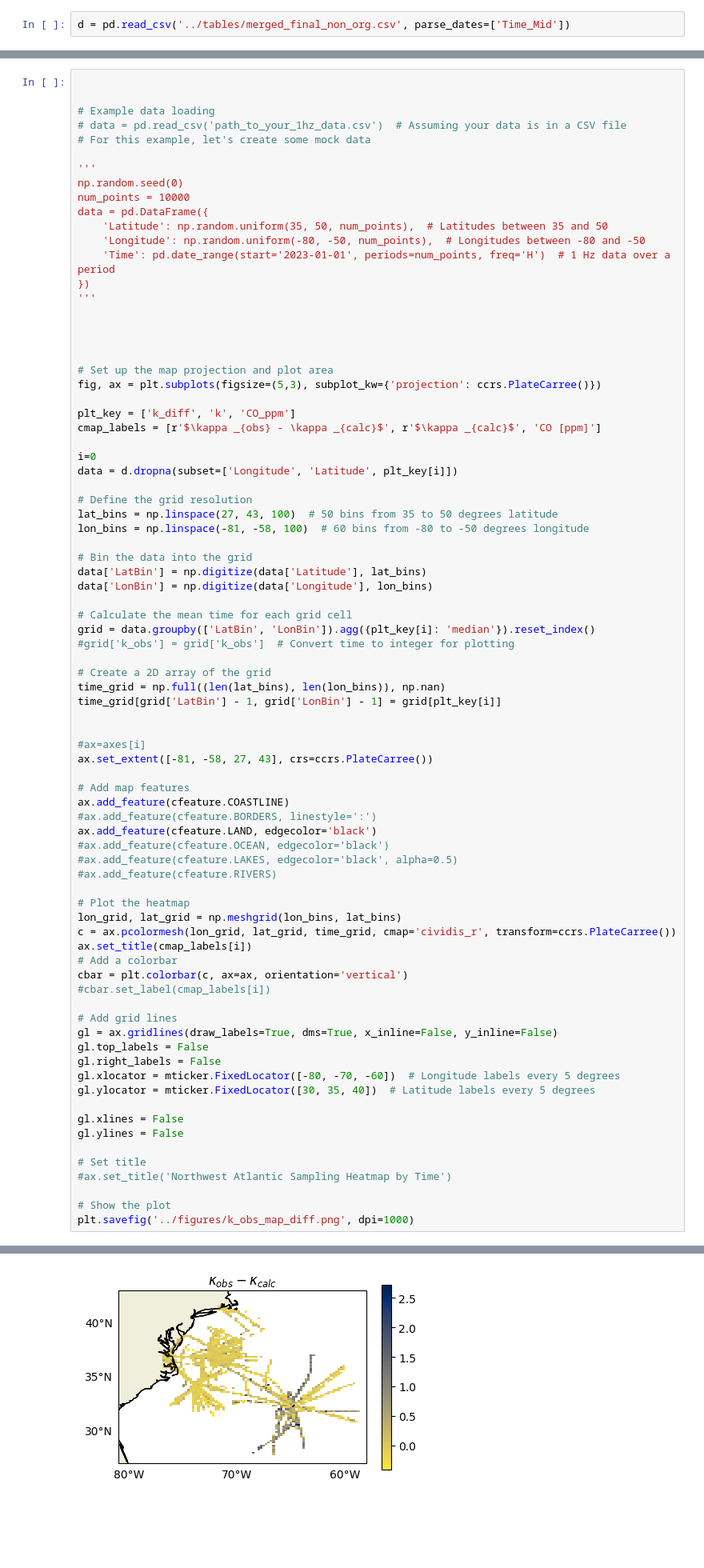
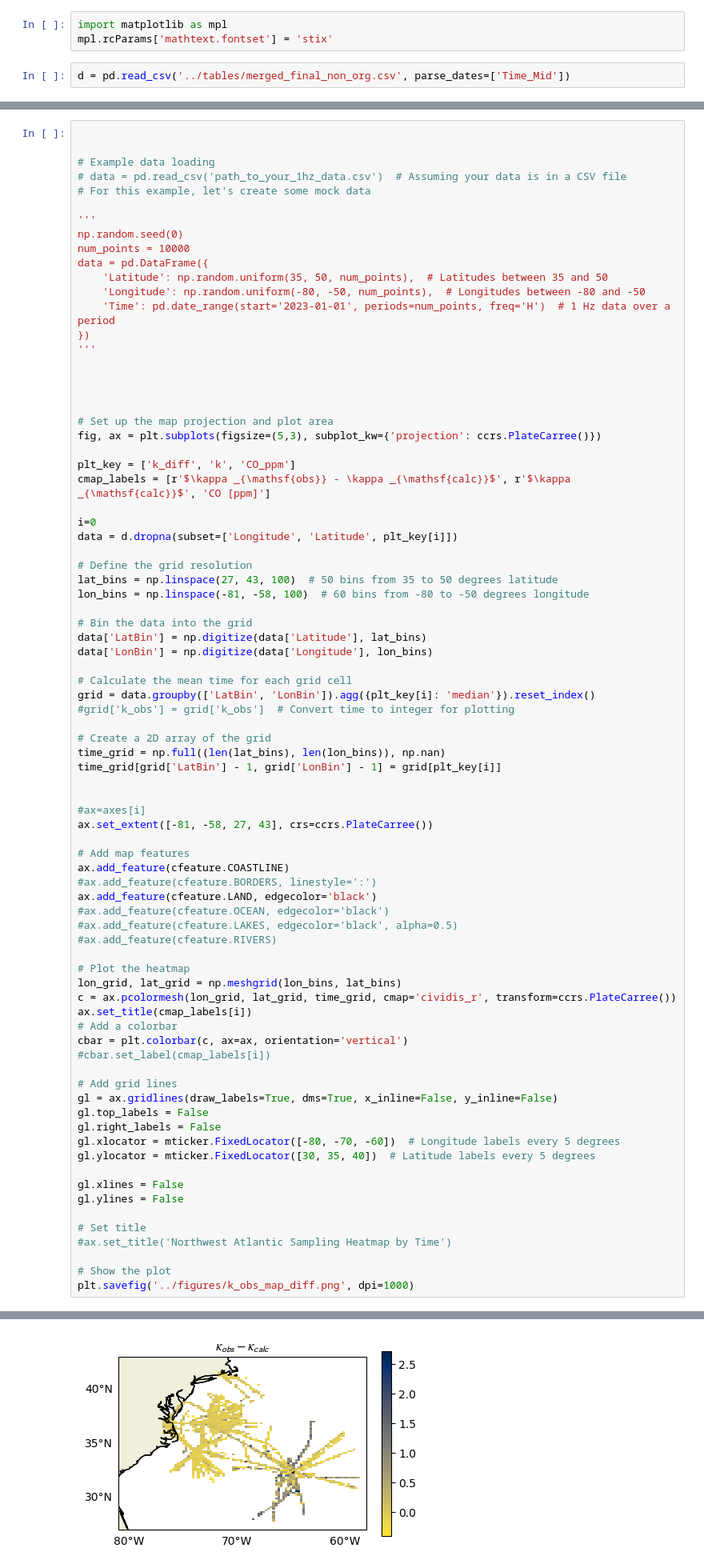
Before and after one commit to csoloff/ACTIVATE_CCN_closure, a Jupyter notebook: scripts/04_map_plot.ipynb, the cells around one changed output, grey strips where cells are left out. Shown at 80% size. Saved outputs shown, nothing was run; the diff lists cells and outputs as text; blank space fills up the shorter version.

```diff
--- a/scripts/04_map_plot.ipynb
+++ b/scripts/04_map_plot.ipynb
@@ -6,6 +6,9 @@ import cartopy.crs as ccrs
 import cartopy.feature as cfeature
 import matplotlib.colors as mcolors
 import matplotlib.ticker as mticker
+# %%
+import matplotlib as mpl
+mpl.rcParams['mathtext.fontset'] = 'stix'
 # %%
 d = pd.read_csv('../tables/merged_final_non_org.csv', parse_dates=['Time_Mid'])
 # %%
@@ -311,7 +314,7 @@ data = pd.DataFrame({
 fig, ax = plt.subplots(figsize=(5,3), subplot_kw={'projection': ccrs.PlateCarree()})
 
 plt_key = ['k_diff', 'k', 'CO_ppm']
-cmap_labels = [r'$\kappa _{obs} - \kappa _{calc}$', r'$\kappa _{calc}$', 'CO [ppm]']
+cmap_labels = [r'$\kappa _{\mathsf{obs}} - \kappa _{\mathsf{calc}}$', r'$\kappa _{\mathsf{calc}}$', 'CO [ppm]']
 
 i=0
 data = d.dropna(subset=['Longitude', 'Latitude', plt_key[i]])
@@ -351,34 +354,34 @@ ax.set_title(cmap_labels[i])
 # Add a colorbar
 cbar = plt.colorbar(c, ax=ax, orientation='vertical')
 #cbar.set_label(cmap_labels[i])
 
 # Add grid lines
 gl = ax.gridlines(draw_labels=True, dms=True, x_inline=False, y_inline=False)
 gl.top_labels = False
 gl.right_labels = False
 gl.xlocator = mticker.FixedLocator([-80, -70, -60])  # Longitude labels every 5 degrees
 gl.ylocator = mticker.FixedLocator([30, 35, 40])  # Latitude labels every 5 degrees
 
 gl.xlines = False
 gl.ylines = False
 
 # Set title
 #ax.set_title('Northwest Atlantic Sampling Heatmap by Time')
 
 # Show the plot
 plt.savefig('../figures/k_obs_map_diff.png', dpi=1000)
 # %% [output]
 A value is trying to be set on a copy of a slice from a DataFrame.
 Try using .loc[row_indexer,col_indexer] = value instead
 
 See the caveats in the documentation: https://pandas.pydata.org/pandas-docs/stable/user_guide/indexing.html#returning-a-view-versus-a-copy
   data['LatBin'] = np.digitize(data['Latitude'], lat_bins)
 A value is trying to be set on a copy of a slice from a DataFrame.
 Try using .loc[row_indexer,col_indexer] = value instead
 
 See the caveats in the documentation: https://pandas.pydata.org/pandas-docs/stable/user_guide/indexing.html#returning-a-view-versus-a-copy
   data['LonBin'] = np.digitize(data['Longitude'], lon_bins)
-[figure, old version]
+[figure, new version]
 # %%
 list(d.keys())
 # %% [output]
```
Also changed, not shown: parts of 2 cells of this notebook, 1 other file.
